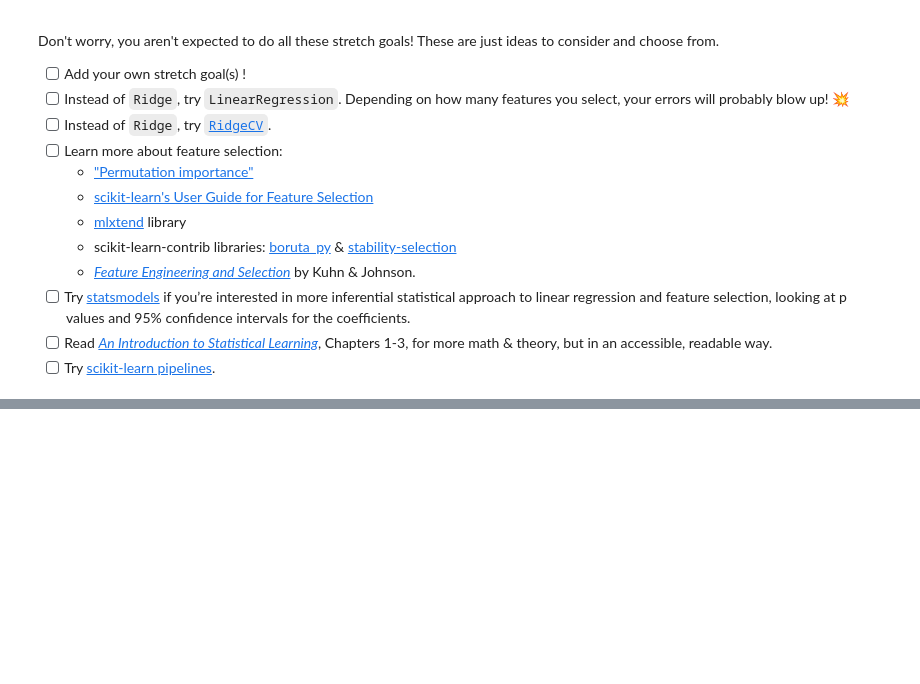
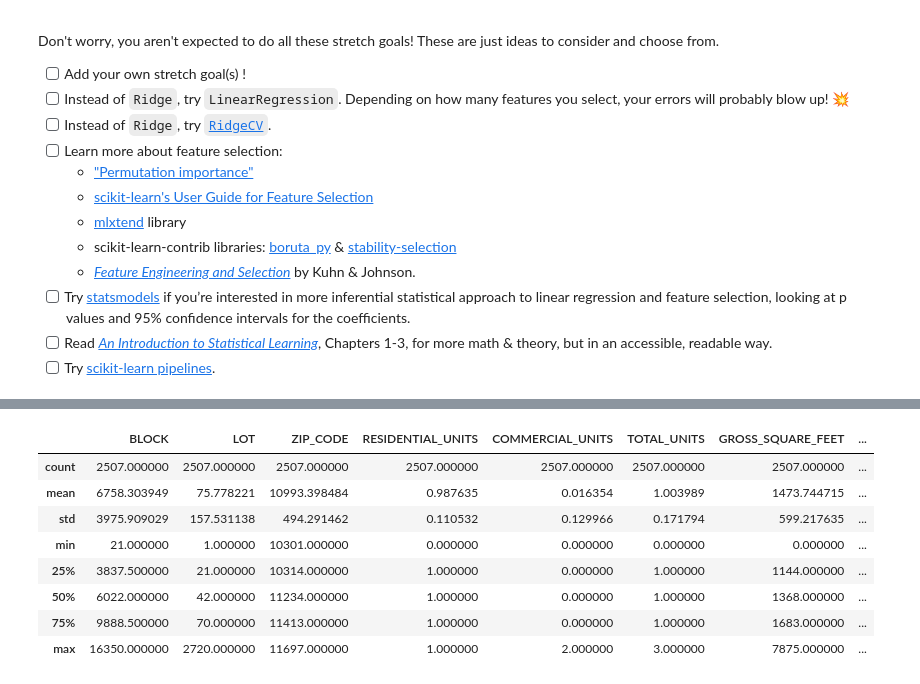
Before and after one commit to bloominstituteoftechnology/DS-Unit-2-Linear-Models, a Jupyter notebook: module3-ridge-regression/LS_DS_213_assignment.ipynb, the cells around one changed output, grey strips where cells are left out. Saved outputs shown, nothing was run; the diff lists cells and outputs as text; code cells hidden in the pictures; blank space fills up the shorter version.

```diff
--- a/module3-ridge-regression/LS_DS_213_assignment.ipynb
+++ b/module3-ridge-regression/LS_DS_213_assignment.ipynb
@@ -91,0 +213,12 @@ df.loc[~df['NEIGHBORHOOD'].isin(top10), 'NEIGHBORHOOD'] = 'OTHER'
+# %%
+train.describe()
+# %% [output]
+|  | BLOCK | LOT | ZIP_CODE | RESIDENTIAL_UNITS | COMMERCIAL_UNITS | TOTAL_UNITS | GROSS_SQUARE_FEET | ... |
+| count | 2507.000000 | 2507.000000 | 2507.000000 | 2507.000000 | 2507.000000 | 2507.000000 | 2507.000000 | ... |
+| mean | 6758.303949 | 75.778221 | 10993.398484 | 0.987635 | 0.016354 | 1.003989 | 1473.744715 | ... |
+| std | 3975.909029 | 157.531138 | 494.291462 | 0.110532 | 0.129966 | 0.171794 | 599.217635 | ... |
+| min | 21.000000 | 1.000000 | 10301.000000 | 0.000000 | 0.000000 | 0.000000 | 0.000000 | ... |
+| 25% | 3837.500000 | 21.000000 | 10314.000000 | 1.000000 | 0.000000 | 1.000000 | 1144.000000 | ... |
+| 50% | 6022.000000 | 42.000000 | 11234.000000 | 1.000000 | 0.000000 | 1.000000 | 1368.000000 | ... |
+| 75% | 9888.500000 | 70.000000 | 11413.000000 | 1.000000 | 0.000000 | 1.000000 | 1683.000000 | ... |
+| max | 16350.000000 | 2720.000000 | 11697.000000 | 1.000000 | 2.000000 | 3.000000 | 7875.000000 | ... |
```
Also changed, not shown: parts of 27 cells of this notebook.
